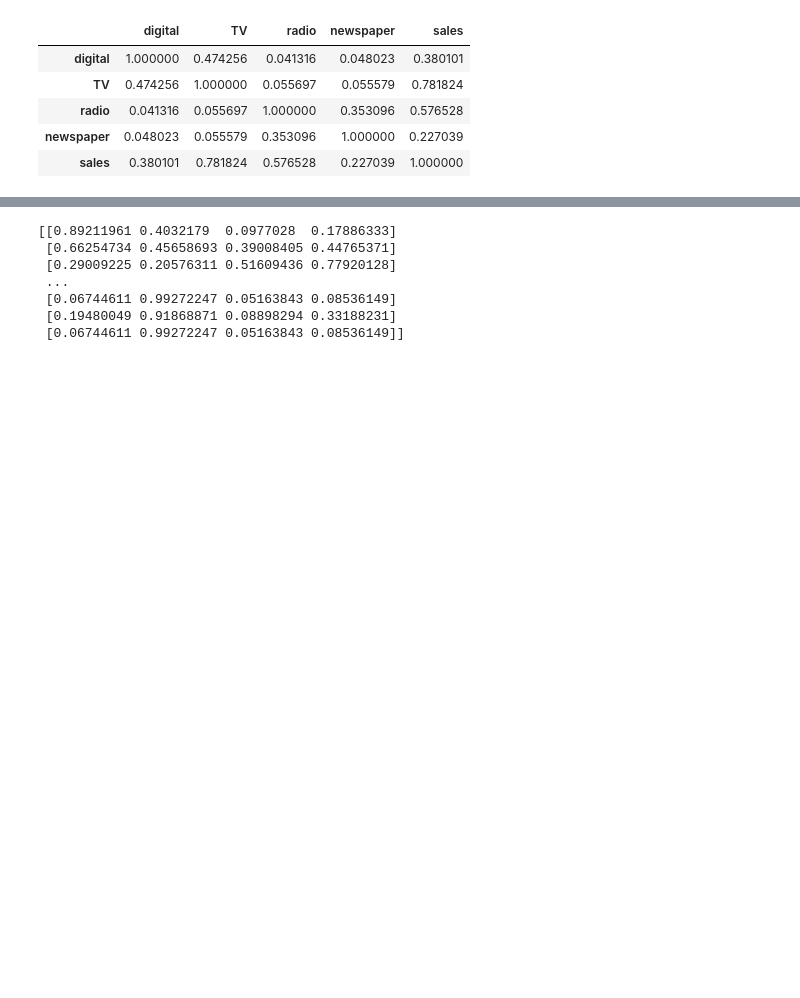
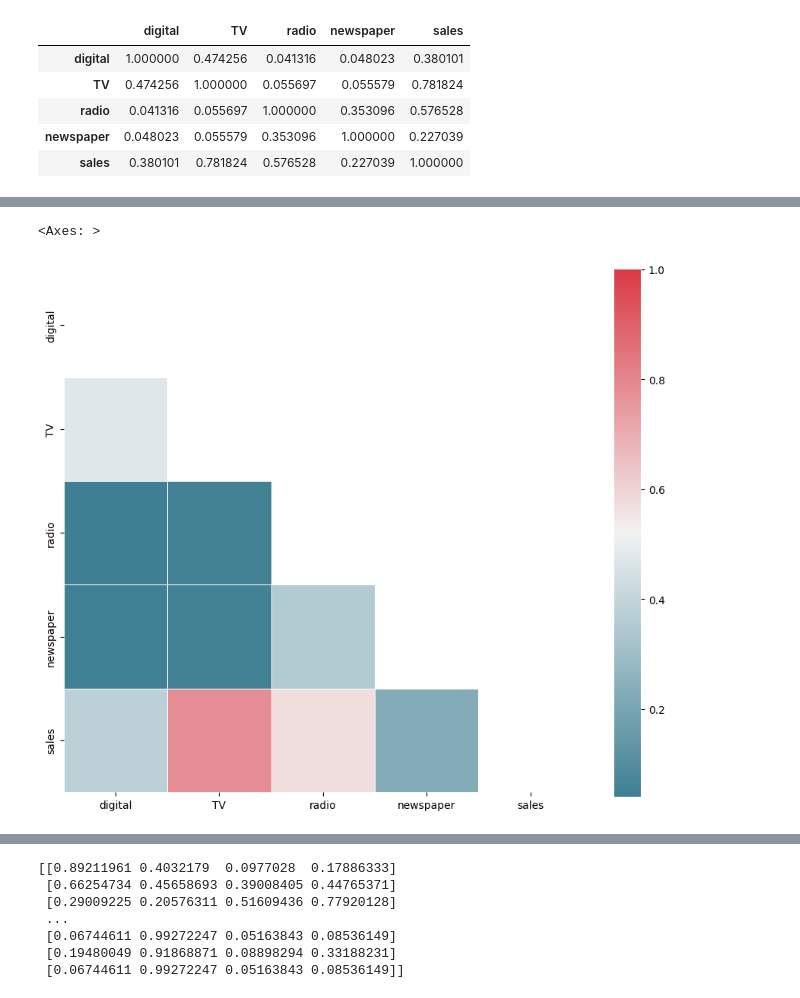
Before and after one commit to JavierPachas/nn_examples, a Jupyter notebook: dl_keras_regression.ipynb, the cells around one changed output, grey strips where cells are left out. Drawn from its saved outputs; the diff is of its cells as text; code cells hidden in the pictures; blank space fills up the shorter version.

```diff
--- a/dl_keras_regression.ipynb
+++ b/dl_keras_regression.ipynb
@@ -57,0 +81,13 @@ df.corr()
+# %%
+#Generating mask for the upper triangle
+mask = np.zeros_like(df.corr(), dtype = bool)
+mask[np.triu_indices_from(mask)] = True
+
+f, ax = plt.subplots(figsize = (11, 9))
+
+cmap = sns.diverging_palette(220, 10, as_cmap = True)
+
+sns.heatmap(df.corr(), mask = mask, cmap = cmap, vmax = 1, square = True, linewidths= 0.5, ax = ax)
+# %% [output]
+<Axes: >
+[figure, added]
```
Also changed, not shown: parts of 12 cells of this notebook.
